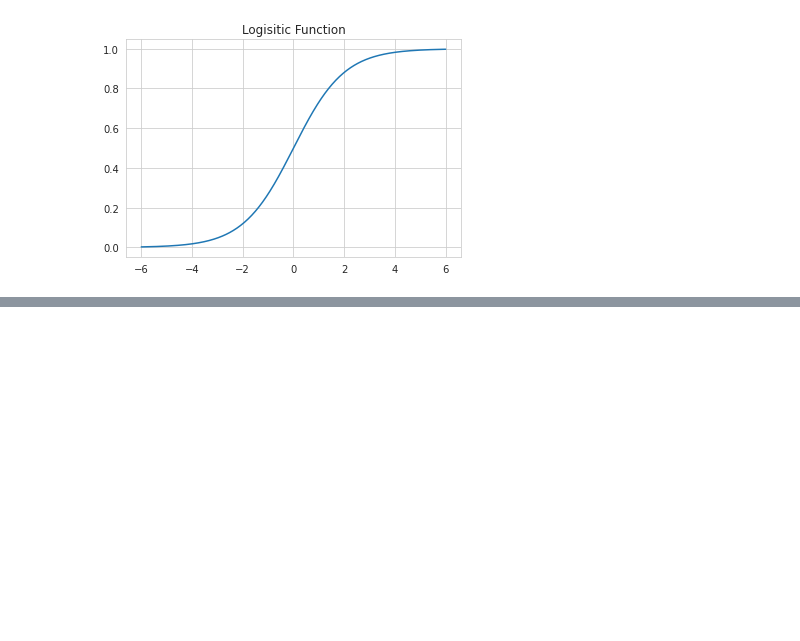
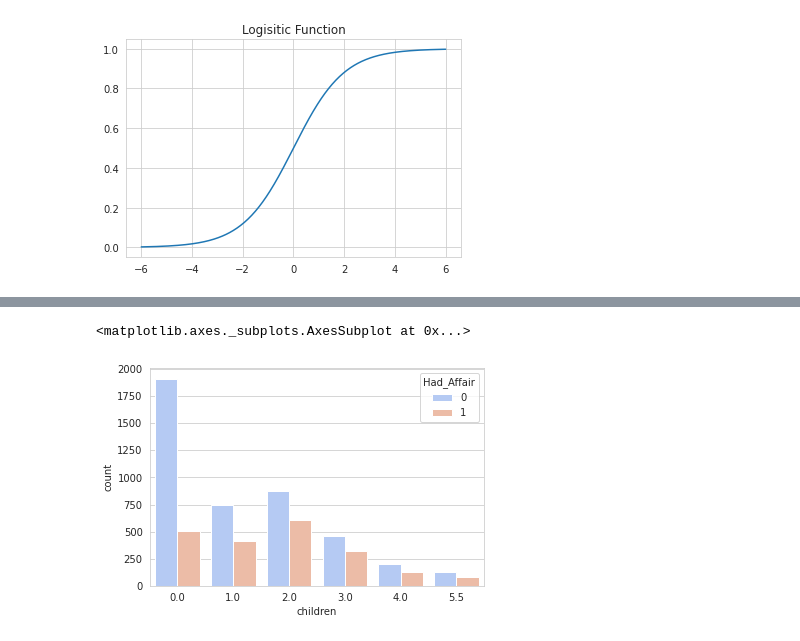
Before and after one commit to kisk0419/Python_learning, a Jupyter notebook: udemy_logistic_regression.ipynb, the cells around one changed output, grey strips where cells are left out. Saved outputs shown, nothing was run; the diff lists cells and outputs as text; code cells hidden in the pictures; blank space fills up the shorter version.

```diff
--- a/udemy_logistic_regression.ipynb
+++ b/udemy_logistic_regression.ipynb
@@ -32,0 +81,6 @@ Text(0.5, 1.0, 'Logisitic Function')
+# %%
+# 子供の数別の集計
+sns.countplot('children', data=df.sort_values('children'), hue='Had_Affair', palette='coolwarm')
+# %% [output]
+<matplotlib.axes._subplots.AxesSubplot at 0x...>
+[figure, added]
```
Also changed, not shown: parts of 8 cells of this notebook.
